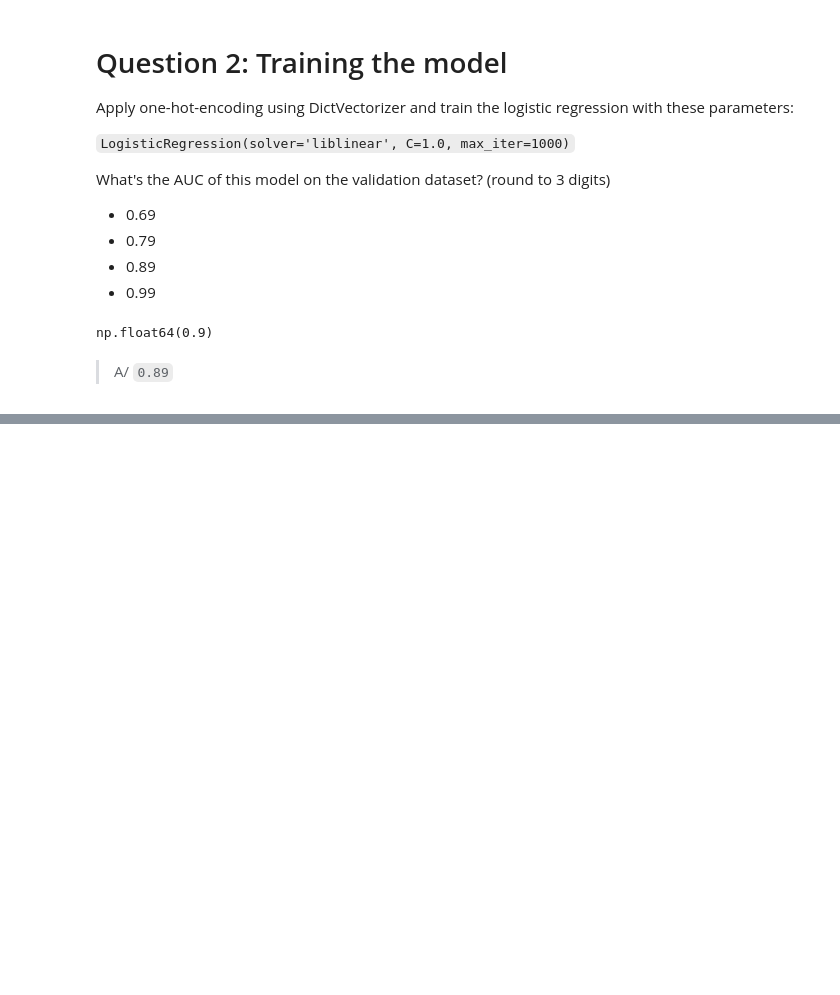
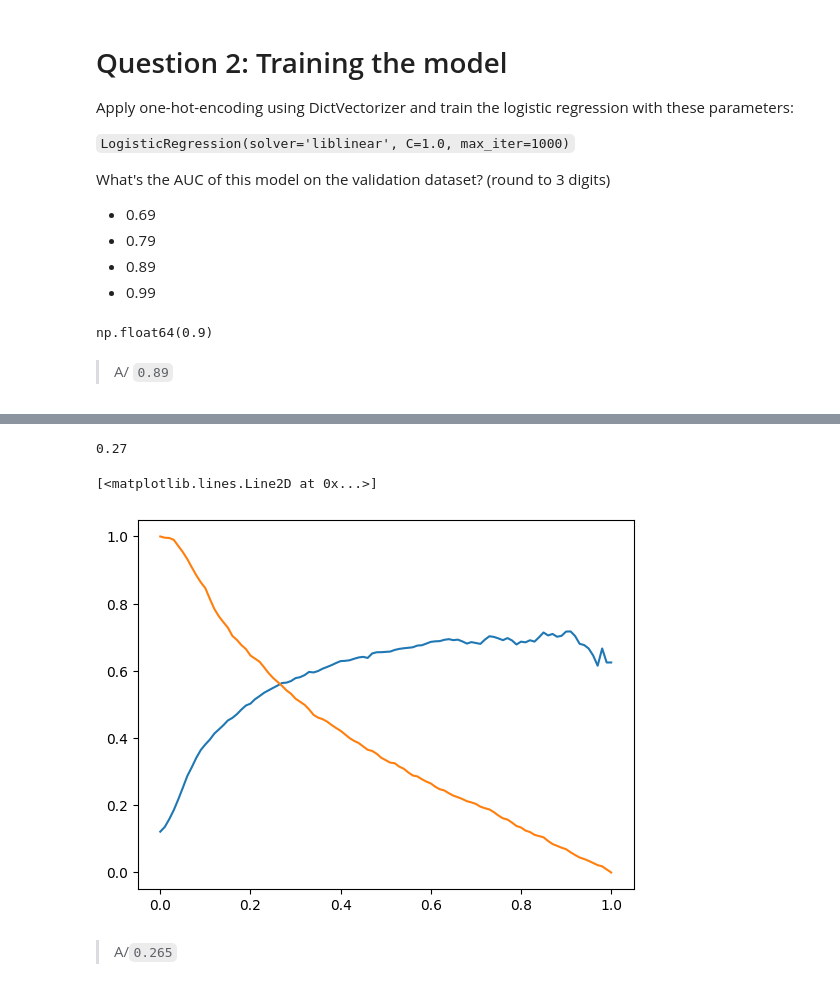
Before and after one commit to kasteion/ml-zoomcamp-2024, a Jupyter notebook: 04-evaluation/homework.ipynb, the cells around one changed output, grey strips where cells are left out. Drawn from its saved outputs; the diff is of its cells as text; code cells hidden in the pictures; blank space fills up the shorter version.

```diff
--- a/04-evaluation/homework.ipynb
+++ b/04-evaluation/homework.ipynb
@@ -94,0 +110,40 @@ np.float64(0.9)
+# %%
+actual_positive = (y_val == 1)
+actual_negative = (y_val == 0)
+
+thresholds = []
+precissions = []
+recalls = []
+
+for threshold in np.linspace(0, 1, 100):
+    threshold = round(threshold, 2)
+    thresholds.append(threshold)
+    predict_positive = (y_pred >= threshold)
+    predict_negative = (y_pred < threshold)
+    # True positives
+    tp = (predict_positive & actual_positive).sum()
+    # False positives
+    fp = (predict_positive & actual_negative).sum()
+    # False negatives
+    fn = (predict_negative & actual_positive).sum()
+    # Precission
+    if tp + fp > 0:
+        precission = tp / (tp + fp)
+
+    if tp + fn > 0:
+        recall = tp / (tp + fn)
+
+    precissions.append(precission)
+    recalls.append(recall)
+
+    if round(precission, 2) == round(recall, 2):
+        print(threshold)
+
+plt.plot(thresholds, precissions, label='Precission')
+plt.plot(thresholds, recalls, label = "Recall")
+# %% [output]
+0.27
+[<matplotlib.lines.Line2D at 0x...>]
+[figure, added]
+# %% [markdown]
+> A/`0.265`
```
Also changed, not shown: parts of 11 cells of this notebook.
